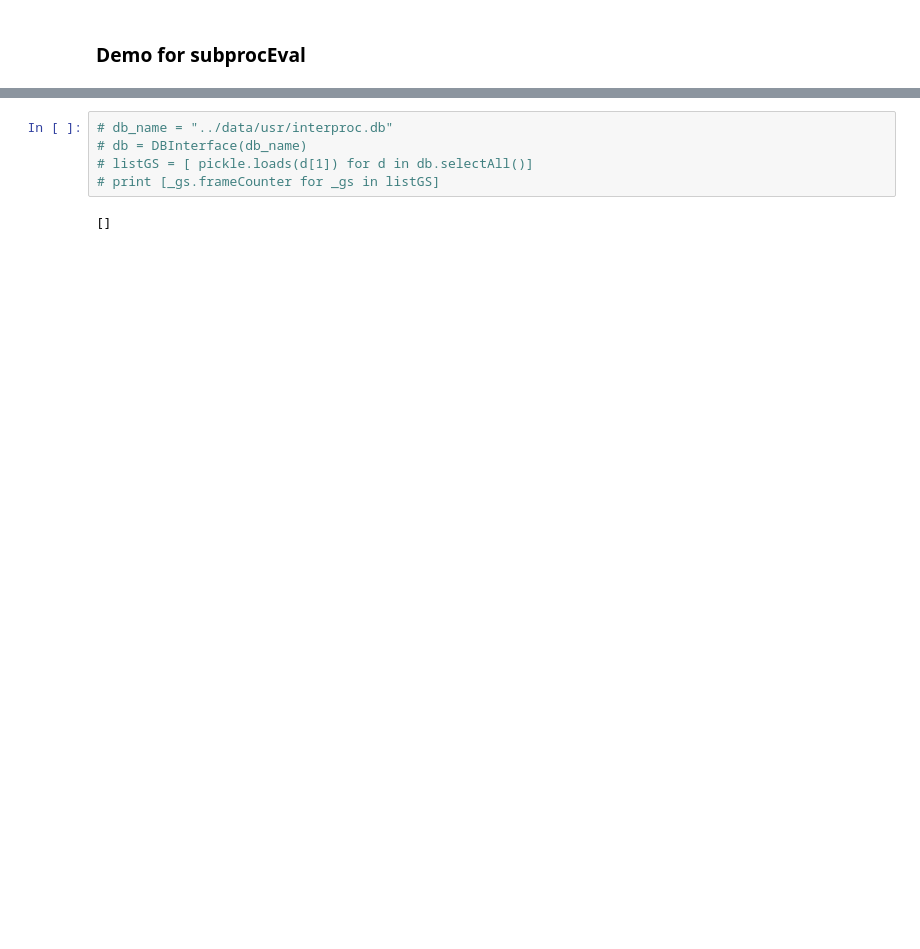
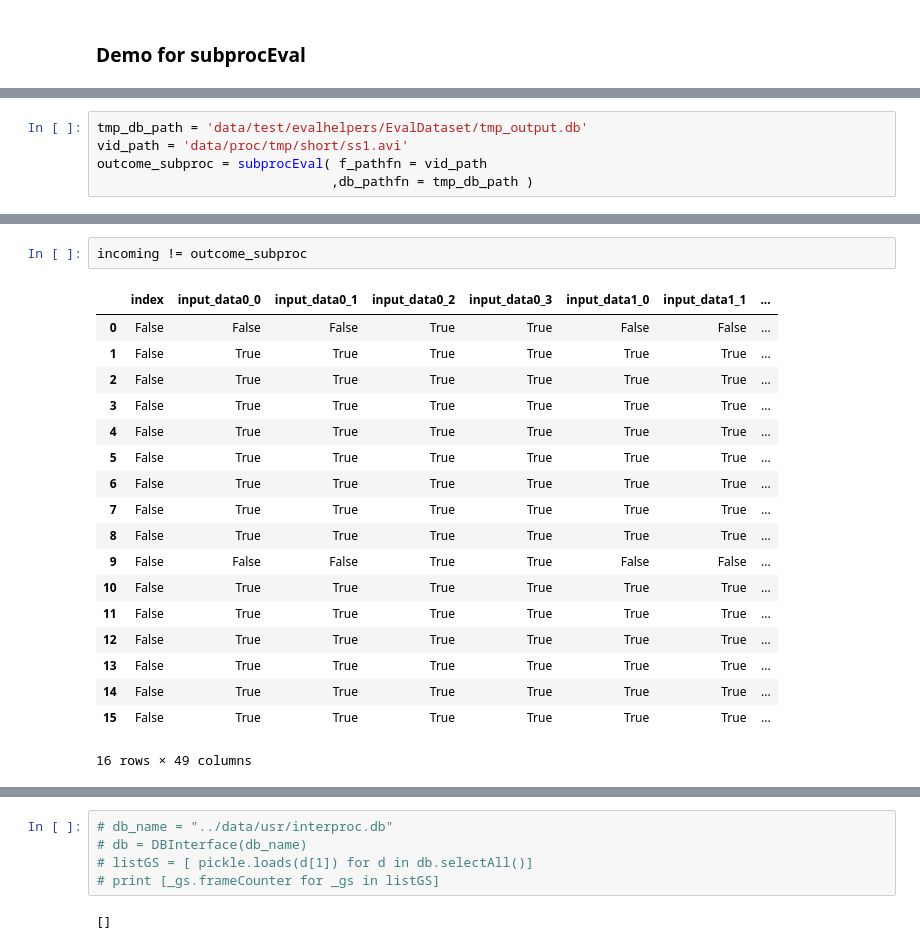
Before and after one commit to sutt/ppd, a Jupyter notebook: books/eval-module-3.ipynb, the cells around one changed output, grey strips where cells are left out. Drawn from its saved outputs; the diff is of its cells as text; blank space fills up the shorter version.

```diff
--- a/books/eval-module-3.ipynb
+++ b/books/eval-module-3.ipynb
@@ -151,0 +220,5 @@ outcome_subproc = subprocEval(db_pathfn = 'data/test/evalhelpers/EvalDataset/tmp
+# %%
+tmp_db_path = 'data/test/evalhelpers/EvalDataset/tmp_output.db'
+vid_path = 'data/proc/tmp/short/ss1.avi'
+outcome_subproc = subprocEval( f_pathfn = vid_path
+                              ,db_pathfn = tmp_db_path )
@@ -151,0 +403,21 @@ outcome_subproc = subprocEval(db_pathfn = 'data/test/evalhelpers/EvalDataset/tmp
+# %%
+incoming != outcome_subproc
+# %% [output]
+|  | index | input_data0_0 | input_data0_1 | input_data0_2 | input_data0_3 | input_data1_0 | input_data1_1 | ... |
+| 0 | False | False | False | True | True | False | False | ... |
+| 1 | False | True | True | True | True | True | True | ... |
+| 2 | False | True | True | True | True | True | True | ... |
+| 3 | False | True | True | True | True | True | True | ... |
+| 4 | False | True | True | True | True | True | True | ... |
+| 5 | False | True | True | True | True | True | True | ... |
+| 6 | False | True | True | True | True | True | True | ... |
+| 7 | False | True | True | True | True | True | True | ... |
+| 8 | False | True | True | True | True | True | True | ... |
+| 9 | False | False | False | True | True | False | False | ... |
+| 10 | False | True | True | True | True | True | True | ... |
+| 11 | False | True | True | True | True | True | True | ... |
+| 12 | False | True | True | True | True | True | True | ... |
+| 13 | False | True | True | True | True | True | True | ... |
+| 14 | False | True | True | True | True | True | True | ... |
+| 15 | False | True | True | True | True | True | True | ... |
+16 rows × 49 columns
```
Also changed, not shown: parts of 40 cells of this notebook, 1 other file.
